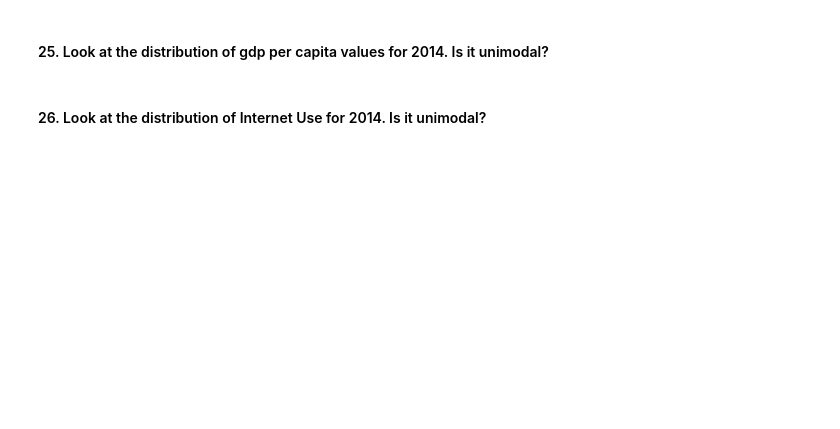
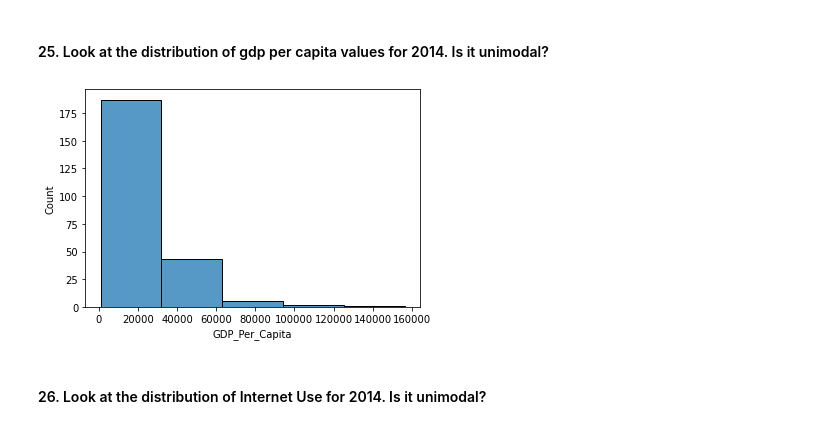
Before and after one commit to NSS-Data-Analytics-Cohort-7/gdp-and-internet-usage-AKCase1993, a Jupyter notebook: notebooks/notebook.ipynb, the cells around one changed output. Cells and saved outputs as stored; diff of their text form; code cells hidden in the pictures; blank space fills up the shorter version.

```diff
--- a/notebooks/notebook.ipynb
+++ b/notebooks/notebook.ipynb
@@ -57,4 +226,8 @@ gdp_df.ifo()
 # %% [markdown]
 #### 25. Look at the distribution of gdp per capita values for 2014. Is it unimodal?
+# %%
+hist1 = sns.histplot(gdp_and_internet_use_2014['GDP_Per_Capita'],bins = 5)
+# %% [output]
+[figure, added]
 # %% [markdown]
 #### 26. Look at the distribution of Internet Use for 2014. Is it unimodal?
```
Also changed, not shown: parts of 44 cells of this notebook.
